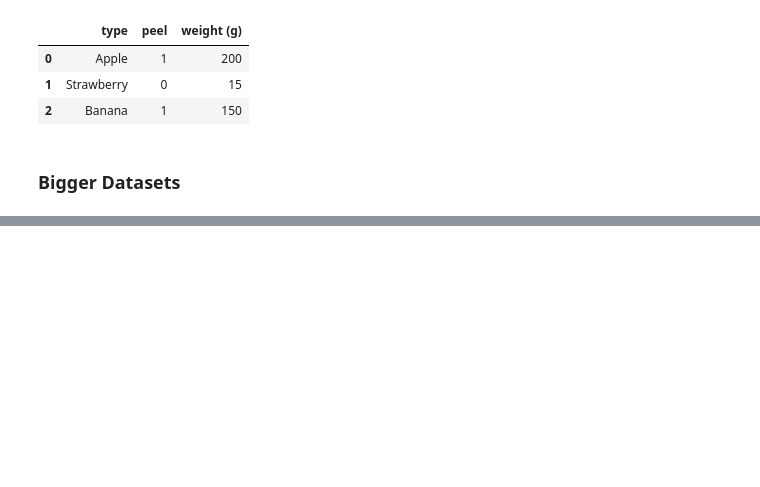
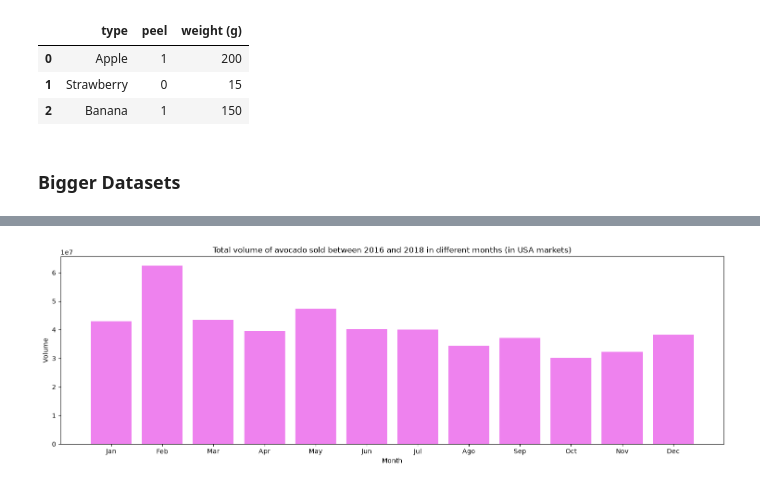
Before and after one commit to JorgeAcebes/statistics-and-ml-playground, a Jupyter notebook: 1_practical_statistics/class_1.ipynb, the cells around one changed output, grey strips where cells are left out. Saved outputs shown, nothing was run; the diff lists cells and outputs as text; code cells hidden in the pictures; blank space fills up the shorter version.

```diff
--- a/1_practical_statistics/class_1.ipynb
+++ b/1_practical_statistics/class_1.ipynb
@@ -29,0 +51,5 @@ from sklearn.datasets import fetch_openml
+# %%
+# Treepits
+avocado = fetch_openml('avocado_sales', as_frame=True)
+df_avocado = pd.DataFrame(data=avocado['data'])
+df_avocado
@@ -29,0 +121,19 @@ from sklearn.datasets import fetch_openml
+# %%
+from matplotlib.ticker import MaxNLocator
+
+month = df_avocado['month']
+volume = df_avocado['Total Volume']
+
+fig2, ax2 = plt.subplots(figsize=(15,5))
+
+ax2.bar(month, volume, color='violet')
+ax2.set_xlabel('Month')
+ax2.set_ylabel('Volume') # It should have units but they aren't specified in the original dataset :(
+ax2.set_title('Total volume of avocado sold between 2016 and 2018 in different months (in USA markets)')
+
+month_names = ['Jan', 'Feb', 'Mar', 'Apr', 'May', 'Jun', 'Jul', 'Ago', 'Sep', 'Oct', 'Nov', 'Dec']
+ax2.set_xticks(range(1, 13), labels=month_names)
+
+fig2.tight_layout()#
+# %% [output]
+[figure, added]
```
Also changed, not shown: parts of 10 cells of this notebook.
